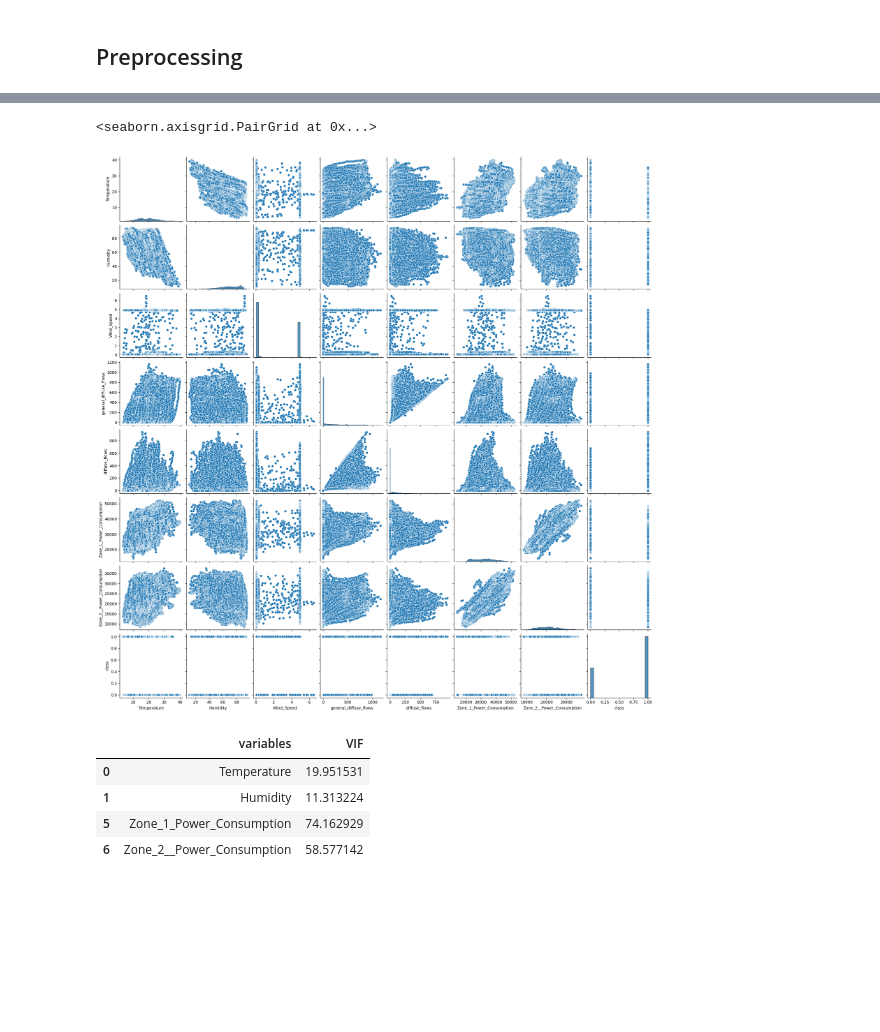
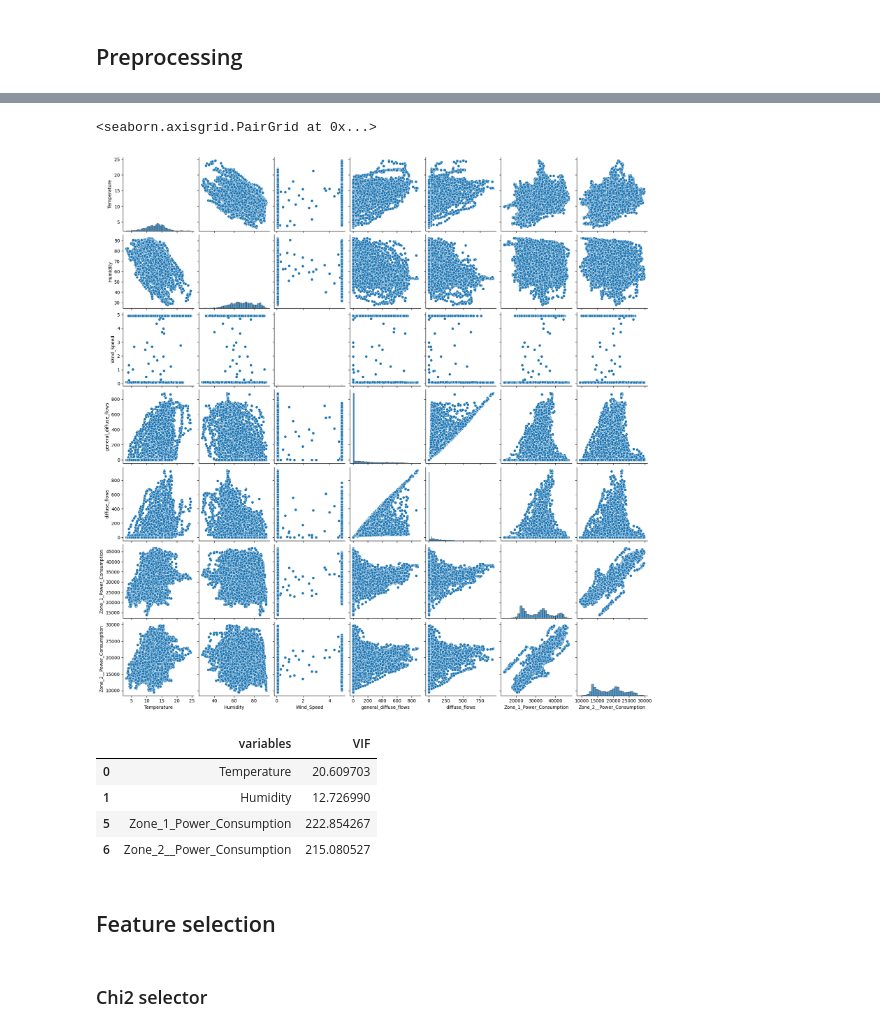
Before and after one commit to wojtas000/Advanced_Machine_Learning, a Jupyter notebook: datasets.ipynb, the cells around one changed output, grey strips where cells are left out. Drawn from its saved outputs; the diff is of its cells as text; code cells hidden in the pictures; blank space fills up the shorter version.

```diff
--- a/datasets.ipynb
+++ b/datasets.ipynb
@@ -166,6 +166,8 @@ kidney_disease.to_csv('kidney_disease.csv', index=False)
 # %%
 # read data from csv file
 data2 = pd.read_csv('Tetuan_city_power_cons.csv')
+# %%
+data2 = data2[:10000]
 # %%
 # set index to datetime with localized timezone
 data2 = data2.set_index('DateTime')
@@ -213,0 +202,6 @@ data2.drop('Zone_3__Power_Consumption', axis=1).corr()
+# %%
+X = data2[['Temperature', 'Humidity', 'Wind_Speed', 'general_diffuse_flows',
+       'diffuse_flows', 'Zone_1_Power_Consumption',
+       'Zone_2__Power_Consumption']]
+y = data2['class']
+X_train, X_test, y_train, y_test = train_test_split(X, y, random_state=0, test_size = 0.2)
@@ -214,16 +226,20 @@ data2.drop('Zone_3__Power_Consumption', axis=1).corr()
 # %%
 # Basic correlogram
-sns.pairplot(data2.drop('Zone_3__Power_Consumption', axis=1))
+sns.pairplot(X_train)
 # %% [output]
 <seaborn.axisgrid.PairGrid at 0x...>
-[figure, old version]
+[figure, new version]
 # %%
 p = Preprocessor()
-vif_coefs = p.vif(data2.drop('Zone_3__Power_Consumption', axis=1))
-vif_coefs[vif_coefs['VIF'] >= 7]
+vif_coefs = p.vif(X_train)
+vif_coefs[vif_coefs['VIF'] >= 10]
 # %% [output]
 |  | variables | VIF |
-| 0 | Temperature | 19.951531 |
-| 1 | Humidity | 11.313224 |
-| 5 | Zone_1_Power_Consumption | 74.162929 |
-| 6 | Zone_2__Power_Consumption | 58.577142 |
+| 0 | Temperature | 20.609703 |
+| 1 | Humidity | 12.726990 |
+| 5 | Zone_1_Power_Consumption | 222.854267 |
+| 6 | Zone_2__Power_Consumption | 215.080527 |
+# %% [markdown]
+## Feature selection
+# %% [markdown]
+### Chi2 selector
```
Also changed, not shown: parts of 16 cells of this notebook, 1 other file.
